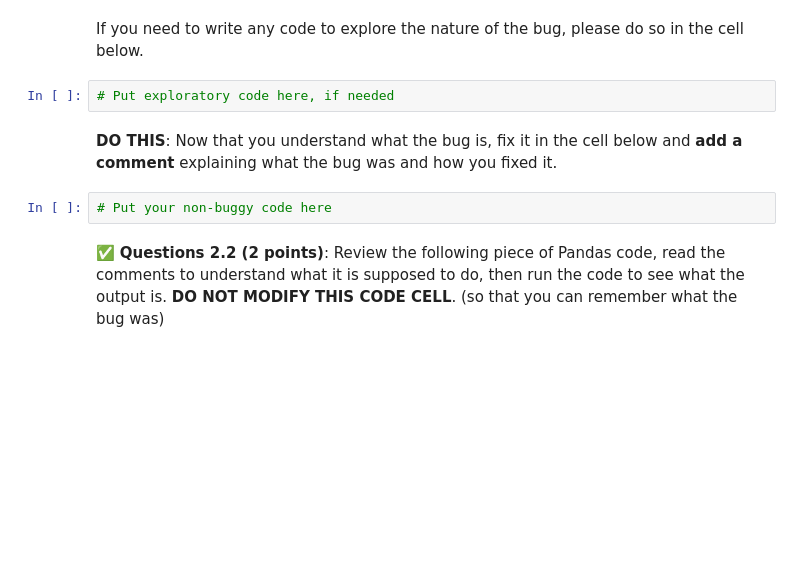
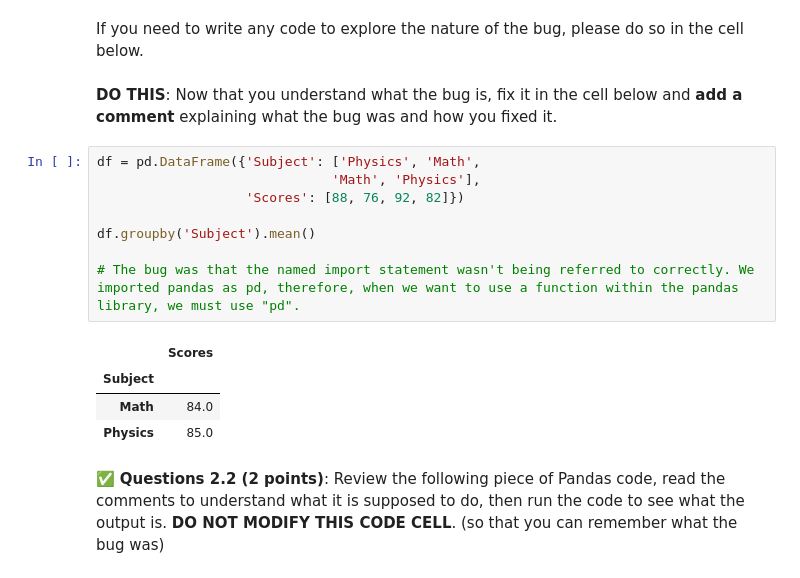
Before and after one commit to arshwasnik/cmse202-s26-turnin, a Jupyter notebook: hw-01/HW-01_GitPracticeDebuggingPythonPackagesAndClasses-STUDENT.ipynb, the cells around one changed output. Drawn from its saved outputs; the diff is of its cells as text; blank space fills up the shorter version.

Commit message:
Debugging pandas code in HW-01

```diff
--- a/hw-01/HW-01_GitPracticeDebuggingPythonPackagesAndClasses-STUDENT.ipynb
+++ b/hw-01/HW-01_GitPracticeDebuggingPythonPackagesAndClasses-STUDENT.ipynb
@@ -217,11 +222,20 @@ df.groupby('Subject').mean()
 # %% [markdown]
 If you need to write any code to explore the nature of the bug, please do so in the cell below.
-# %%
-# Put exploratory code here, if needed
 # %% [markdown]
 **DO THIS**: Now that you understand what the bug is, fix it in the cell below and **add a comment** explaining what the bug was and how you fixed it.
-# %%
-# Put your non-buggy code here
+# %%
+df = pd.DataFrame({'Subject': ['Physics', 'Math',
+                              'Math', 'Physics'],
+                   'Scores': [88, 76, 92, 82]})
+
+df.groupby('Subject').mean()
+
+# The bug was that the named import statement wasn't being referred to correctly. We imported pandas as pd, therefore, when we want to use a function within the pandas library, we must use "pd".
+# %% [output]
+|  | Scores |
+| Subject |  |
+| Math | 84.0 |
+| Physics | 85.0 |
 # %% [markdown]
 &#9989; **Questions 2.2 (2 points)**: Review the following piece of Pandas code, read the comments to understand what it is supposed to do, then run the code to see what the output is. **DO NOT MODIFY THIS CODE CELL**. (so that you can remember what the bug was)
 # %%
```
Also changed, not shown: parts of 16 cells of this notebook.
